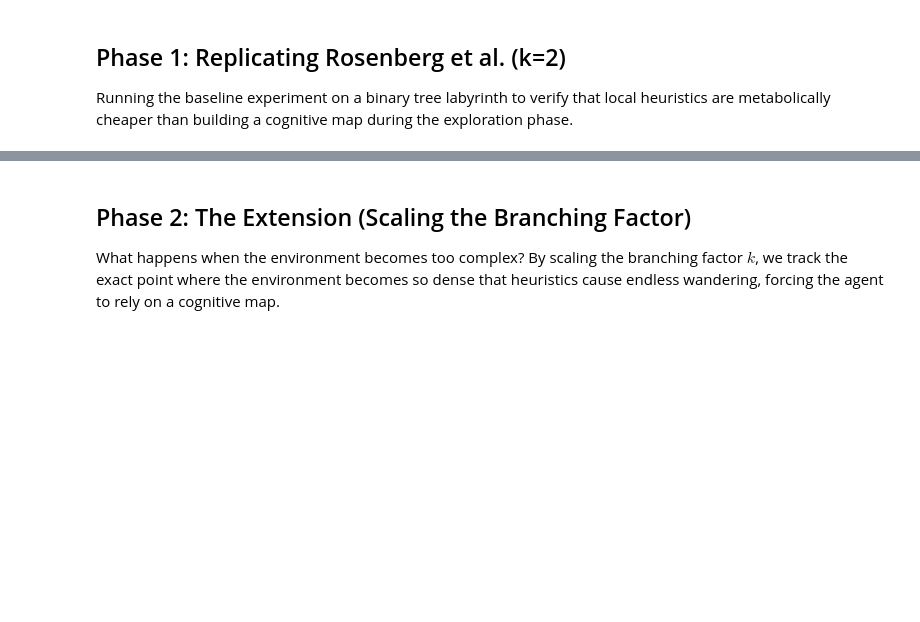
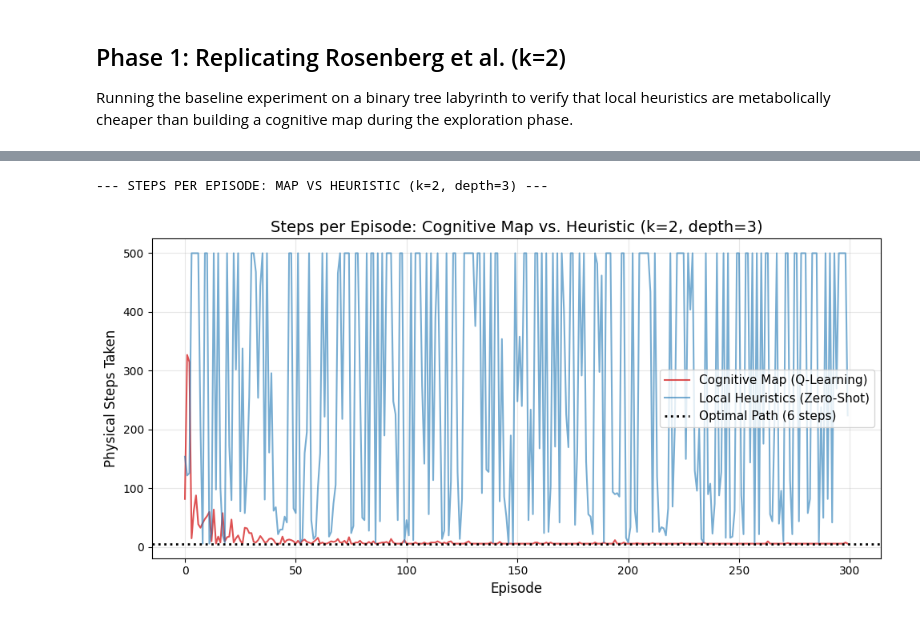
Before and after one commit to kavyavijaysankar/PBM-Mouse-mapping, a Jupyter notebook: experiments.ipynb, the cells around one changed output, grey strips where cells are left out. Saved outputs shown, nothing was run; the diff lists cells and outputs as text; code cells hidden in the pictures; blank space fills up the shorter version.

```diff
--- a/experiments.ipynb
+++ b/experiments.ipynb
@@ -226,3 +405,0 @@ watch_map_agent_learning(k=2, depth=3)
-# %% [markdown]
-## Phase 2: The Extension (Scaling the Branching Factor)
-What happens when the environment becomes too complex? By scaling the branching factor $k$, we track the exact point where the environment becomes so dense that heuristics cause endless wandering, forcing the agent to rely on a cognitive map.
@@ -254,0 +406,64 @@ plt.show()
+# %%
+import matplotlib.pyplot as plt
+
+def plot_steps_per_episode(k=2, depth=3, num_episodes=300):
+    print(f"\n--- STEPS PER EPISODE: MAP VS HEURISTIC (k={k}, depth={depth}) ---")
+    env = LabyrinthEnv(k=k, depth=depth)
+
+    # 1. Track Map Agent (Learning over time)
+    map_agent = QLearning_agent(env.observation_space.n, env.action_space.n)
+    map_steps_per_episode = []
+
+    for ep in range(num_episodes):
+        obs, info = env.reset()
+        done = False
+        steps = 0
+        while not done and steps < 500:
+            action = map_agent.choose_action(obs)
+            next_obs, reward, done, truncated, next_info = env.step(action)
+            map_agent.learn(obs, action, reward, next_obs, done)
+            obs = next_obs
+            steps += 1
+
+        map_agent.epsilon = max(map_agent.min_epsilon, map_agent.epsilon * map_agent.epsilon_decay)
+        map_steps_per_episode.append(steps)
+
+    # 2. Track Heuristic Agent (Zero-shot variance)
+    heur_agent = HeuristicAgent(k_actions=k)
+    heur_steps_per_episode = []
+
+    for ep in range(num_episodes):
+        obs, info = env.reset()
+        done = False
+        steps = 0
+        while not done and steps < 500:
+            action = heur_agent.choose_action(obs, info['has_water'], info['at_dead_end'])
+            obs, reward, done, truncated, info = env.step(action)
+            steps += 1
+        heur_steps_per_episode.append(steps)
+
+    # 3. Plotting
+
+    plt.figure(figsize=(10, 5))
+
+    # Plot both datasets
+    plt.plot(map_steps_per_episode, color='#D62728', alpha=0.8, linewidth=1.5, label='Cognitive Map (Q-Learning)')
+    plt.plot(heur_steps_per_episode, color='#1F77B4', alpha=0.6, linewidth=1.5, label='Local Heuristics (Zero-Shot)')
+
+    # Plot Absolute Minimum
+    plt.axhline(y=depth*2, color='black', linestyle=':', linewidth=2, label=f'Optimal Path ({depth*2} steps)')
+
+    plt.title(f'Steps per Episode: Cognitive Map vs. Heuristic (k={k}, depth={depth})', fontsize=14)
+    plt.xlabel('Episode', fontsize=12)
+    plt.ylabel('Physical Steps Taken', fontsize=12)
+
+    plt.legend(fontsize=11)
+    plt.grid(True, alpha=0.3)
+    plt.tight_layout()
+    plt.show()
+
+# Run the plot!
+plot_steps_per_episode(k=2, depth=3, num_episodes=300)
+# %% [output]
+--- STEPS PER EPISODE: MAP VS HEURISTIC (k=2, depth=3) ---
+[figure, added]
```
Also changed, not shown: parts of 16 cells of this notebook.
